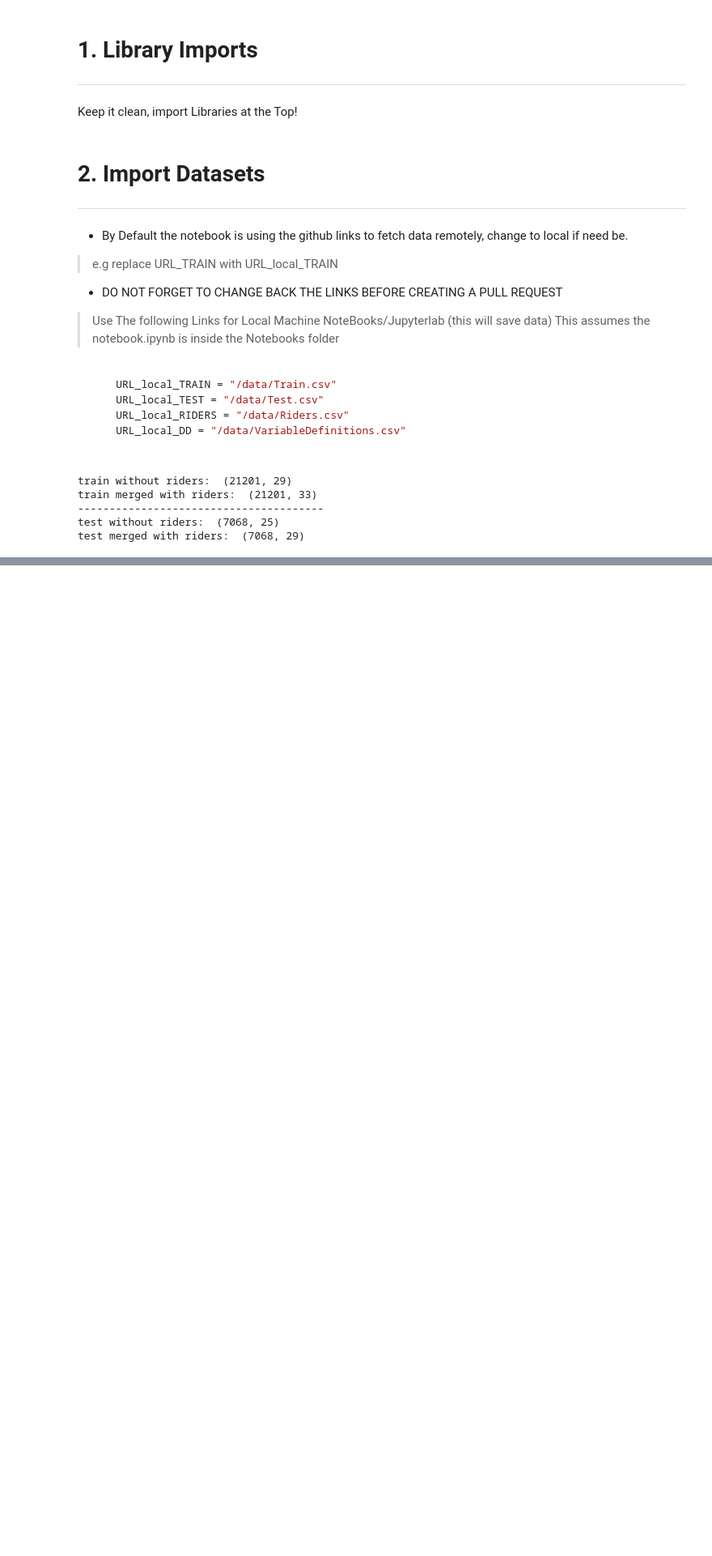
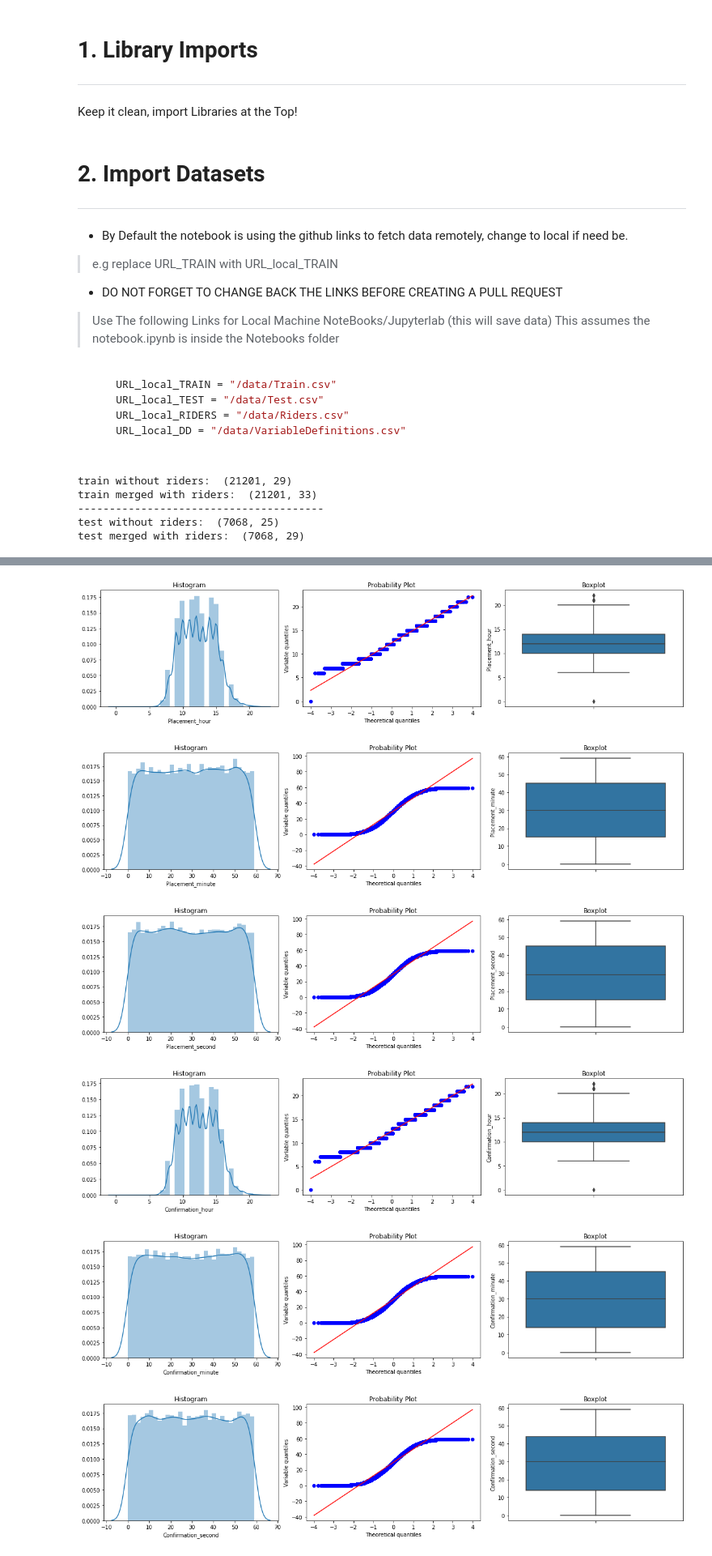
Before and after one commit to Explore-EDSA-2020/Regression-Sendy-Logistics-Challenge, a Jupyter notebook: notebook/Sendy_logistics_DataPrep.ipynb, the cells around one changed output, grey strips where cells are left out. Shown: that part at 81% size. Drawn from its saved outputs; the diff is of its cells as text; code cells hidden in the pictures; blank space fills up the shorter version.

```diff
--- a/notebook/Sendy_logistics_DataPrep.ipynb
+++ b/notebook/Sendy_logistics_DataPrep.ipynb
@@ -121,0 +437,31 @@ You take it from here!
+# %%
+chec_cols =  ['Placement_hour',
+ 'Placement_minute',
+ 'Placement_second',
+ 'Confirmation_hour',
+ 'Confirmation_minute',
+ 'Confirmation_second',
+ 'Arrival at Pickup_hour',
+ 'Arrival at Pickup_minute',
+ 'Arrival at Pickup_second',
+ 'Pickup_hour',
+ 'Pickup_minute',
+ 'Pickup_second',
+ 'Arrival at Destination_hour',
+ 'Arrival at Destination_minute',
+ 'Arrival at Destination_second',
+ 'delta-Time-Confirmation_Placement',
+ 'delta-Time-Arrival-at-Pickup_Confirmation',
+ 'delta-Time-Pickup_Arrival-at-Pickup',
+ 'delta-Time-Arrival-at-Destination_Pickup',
+ 'delta-Time-Arrival-at-Destination_Placement']
+
+for variable in chec_cols:
+  diagnostic_plots(train_features, variable)
+# %% [output]
+[figure, added]
+[figure, added]
+[figure, added]
+[figure, added]
+[figure, added]
+[figure, added]
```
Also changed, not shown: parts of 35 cells of this notebook, 1 other file.
